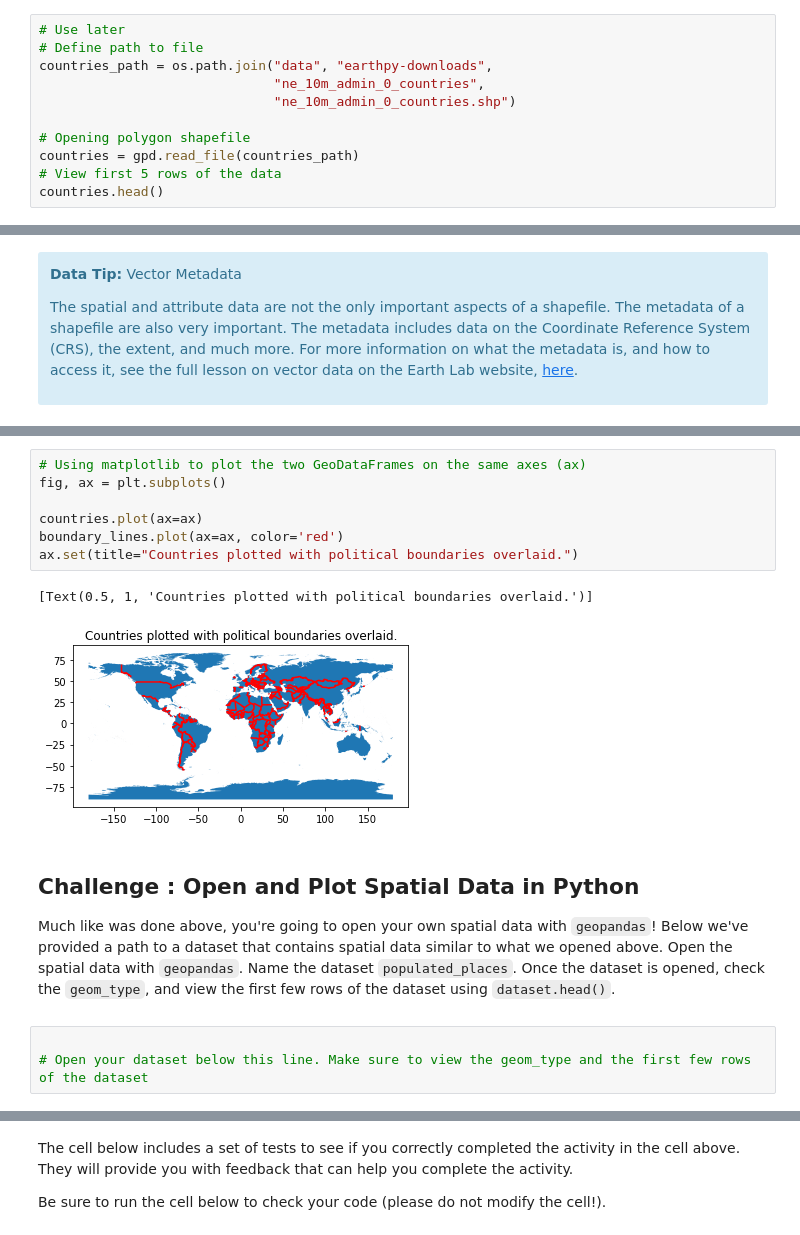
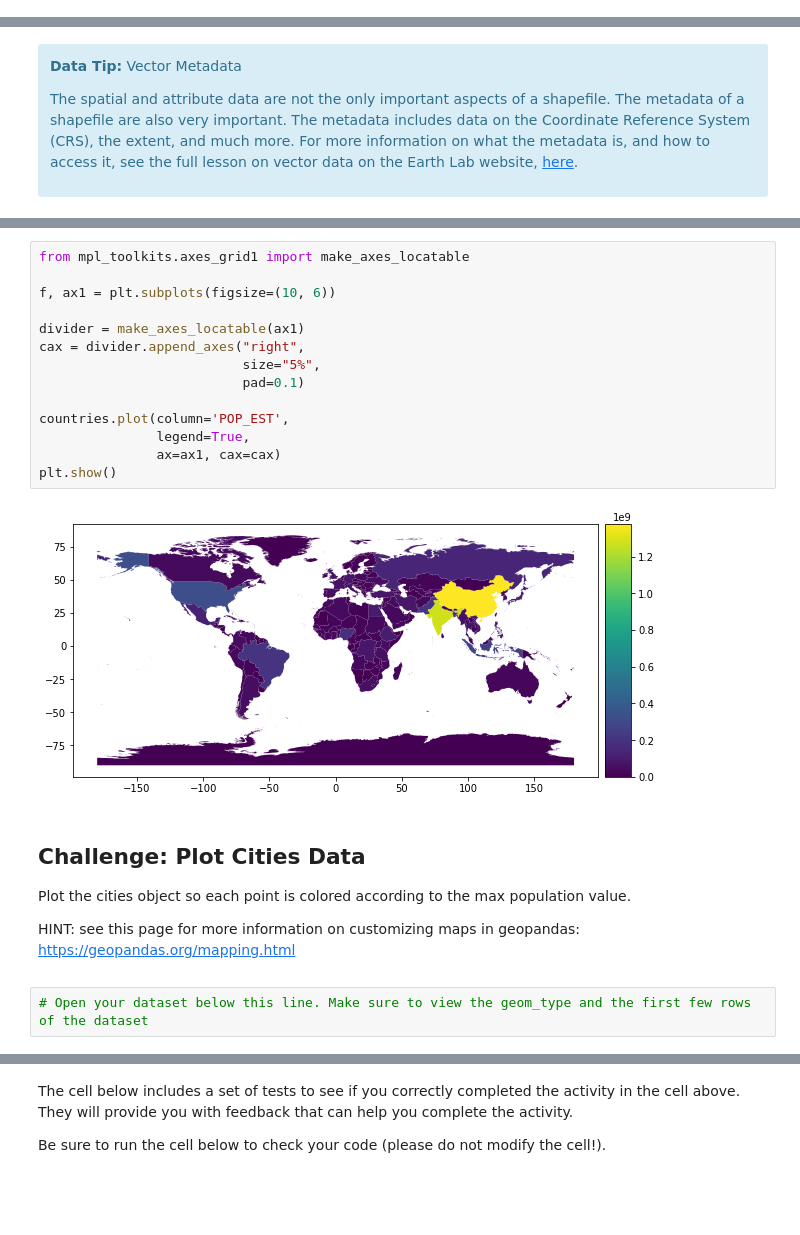
Before and after one commit to earthlab/edsc-summer-2020, a Jupyter notebook: data-types/02-intro-vector-data.ipynb, the cells around one changed output, grey strips where cells are left out. Drawn from its saved outputs; the diff is of its cells as text; blank space fills up the shorter version.

```diff
--- a/data-types/02-intro-vector-data.ipynb
+++ b/data-types/02-intro-vector-data.ipynb
@@ -113,14 +116,3 @@ all computers!
 
 # Set working directory - earthpy creates earth-analytics for you in your home dir
 os.chdir(os.path.join(et.io.HOME, 'earth-analytics'))
-# %%
-# Use later
-# Define path to file
-countries_path = os.path.join("data", "earthpy-downloads",
-                              "ne_10m_admin_0_countries",
-                              "ne_10m_admin_0_countries.shp")
-
-# Opening polygon shapefile
-countries = gpd.read_file(countries_path)
-# View first 5 rows of the data
-countries.head()
@@ -401,21 +399,29 @@ Once your vector data is successfully loaded into a GeoDataFrame with GeoPandas,
-# %%
-# Using matplotlib to plot the two GeoDataFrames on the same axes (ax)
-fig, ax = plt.subplots()
-
-countries.plot(ax=ax)
-boundary_lines.plot(ax=ax, color='red')
-ax.set(title="Countries plotted with political boundaries overlaid.")
-# %% [output]
-[Text(0.5, 1, 'Countries plotted with political boundaries overlaid.')]
-[figure, removed]
-# %% [markdown]
-<div class="notice--warning" markdown="1">
-
-## <i class="fa fa-pencil-square-o" aria-hidden="true"></i> Challenge : Open and Plot Spatial Data in Python
-
-Much like was done above, you're going to open your own spatial data with `geopandas`! Below we've provided a path to a dataset that contains spatial data similar to what we opened above. Open the spatial data with `geopandas`. Name the dataset `populated_places`. Once the dataset is opened, check the `geom_type`, and view the first few rows of the dataset using `dataset.head()`.
-
-</div>
+# %%
+from mpl_toolkits.axes_grid1 import make_axes_locatable
+
+f, ax1 = plt.subplots(figsize=(10, 6))
+
+divider = make_axes_locatable(ax1)
+cax = divider.append_axes("right",
+                          size="5%",
+                          pad=0.1)
+
+countries.plot(column='POP_EST',
+               legend=True,
+               ax=ax1, cax=cax)
+plt.show()
+# %% [output]
+[figure, added]
+# %% [markdown]
+<div class="notice--warning" markdown="1">
+
+## <i class="fa fa-pencil-square-o" aria-hidden="true"></i> Challenge: Plot Cities Data
+
+Plot the cities object so each point is colored according to the max population
+value.
+
+HINT: see this page for more information on customizing maps in geopandas:
+https://geopandas.org/mapping.html
+</div>
 # %%
-
 # Open your dataset below this line. Make sure to view the geom_type and the first few rows of the dataset
```
Also changed, not shown: parts of 32 cells of this notebook.
